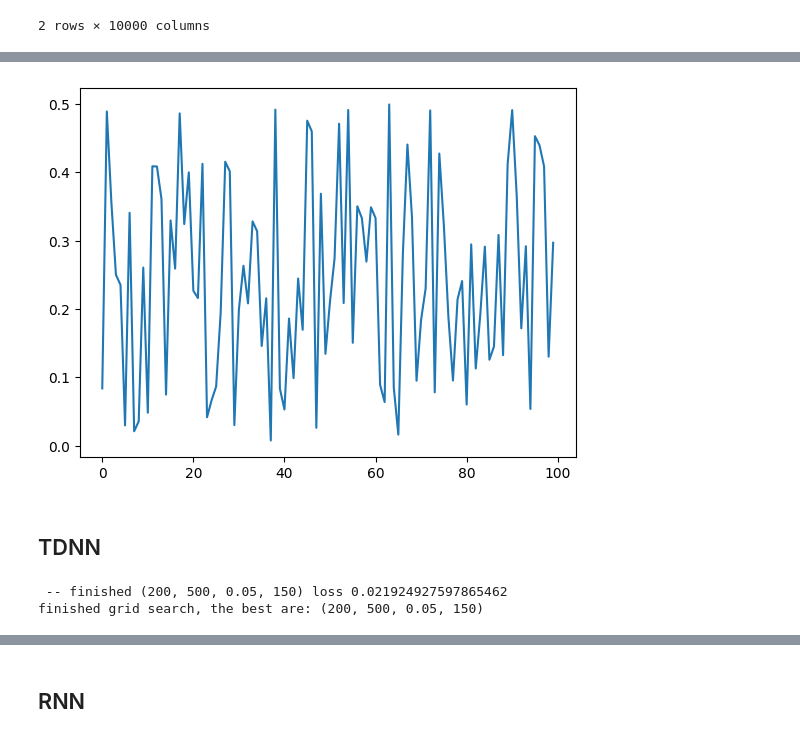
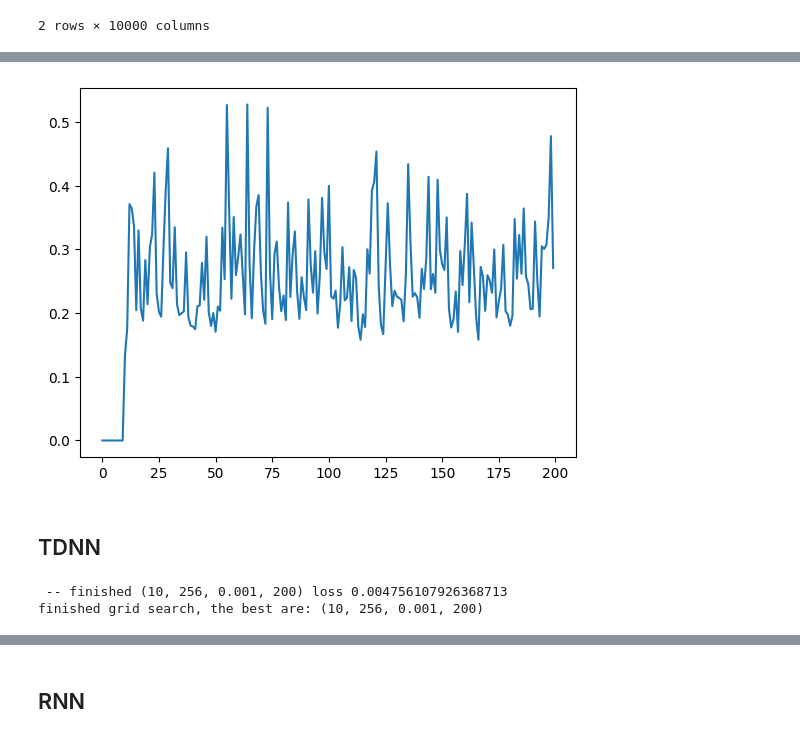
Before and after one commit to Andrew-Wyn/CNS_MidTerms, a Jupyter notebook: LAB3_1/TDNN_RNN.ipynb, the cells around one changed output, grey strips where cells are left out. Drawn from its saved outputs; the diff is of its cells as text; code cells hidden in the pictures.

```diff
--- a/LAB3_1/TDNN_RNN.ipynb
+++ b/LAB3_1/TDNN_RNN.ipynb
@@ -229,5 +228,5 @@ data_narma10.head()
 | 1 | 0.000000 | 0.00000 | 0.00000 | 0.00000 | 0.00000 | 0.000000 | 0.00000 | 0.000000 | 0.000000 | 0.00000 | ... | ... |
 2 rows × 10000 columns
 # %%
-X = data_narma10.loc[1, :].to_numpy()
-y = data_narma10.loc[0, :].to_numpy()
+X = data_narma10.values[0, :]
+y = data_narma10.values[1, :]
@@ -234,8 +238,8 @@ y = data_narma10.loc[0, :].to_numpy()
 # %%
-plt.plot(y[:100])
+plt.plot(y[:200])
 plt.show()
 # %% [output]
-[figure, old version]
+[figure, new version]
 # %% [markdown]
 ## TDNN
 # %%
@@ -248,16 +252,16 @@ X_valid = X[4000:5000]
 y_valid = y[4000:5000]
 # %%
 grid = {
-    "window_size" : [200],
-    "hidden_dim" : [500],
-    "learning_rate" : [0.05],
-    "num_epochs" : [150]
+    "window_size" : [10],
+    "hidden_dim" : [256],
+    "learning_rate" : [1e-3],
+    "num_epochs" : [200]
 }
 
 train_losses, valid_losses, best_params = grid_search(grid, X_train, y_train, X_valid, y_valid)
 # %% [output]
- -- finished (200, 500, 0.05, 150) loss 0.021924927597865462
-finished grid search, the best are: (200, 500, 0.05, 150)
+ -- finished (10, 256, 0.001, 200) loss 0.004756107926368713
+finished grid search, the best are: (10, 256, 0.001, 200)
 # %%
 plt.plot(train_losses)
 plt.plot(valid_losses)
```
Also changed, not shown: parts of 35 cells of this notebook.
